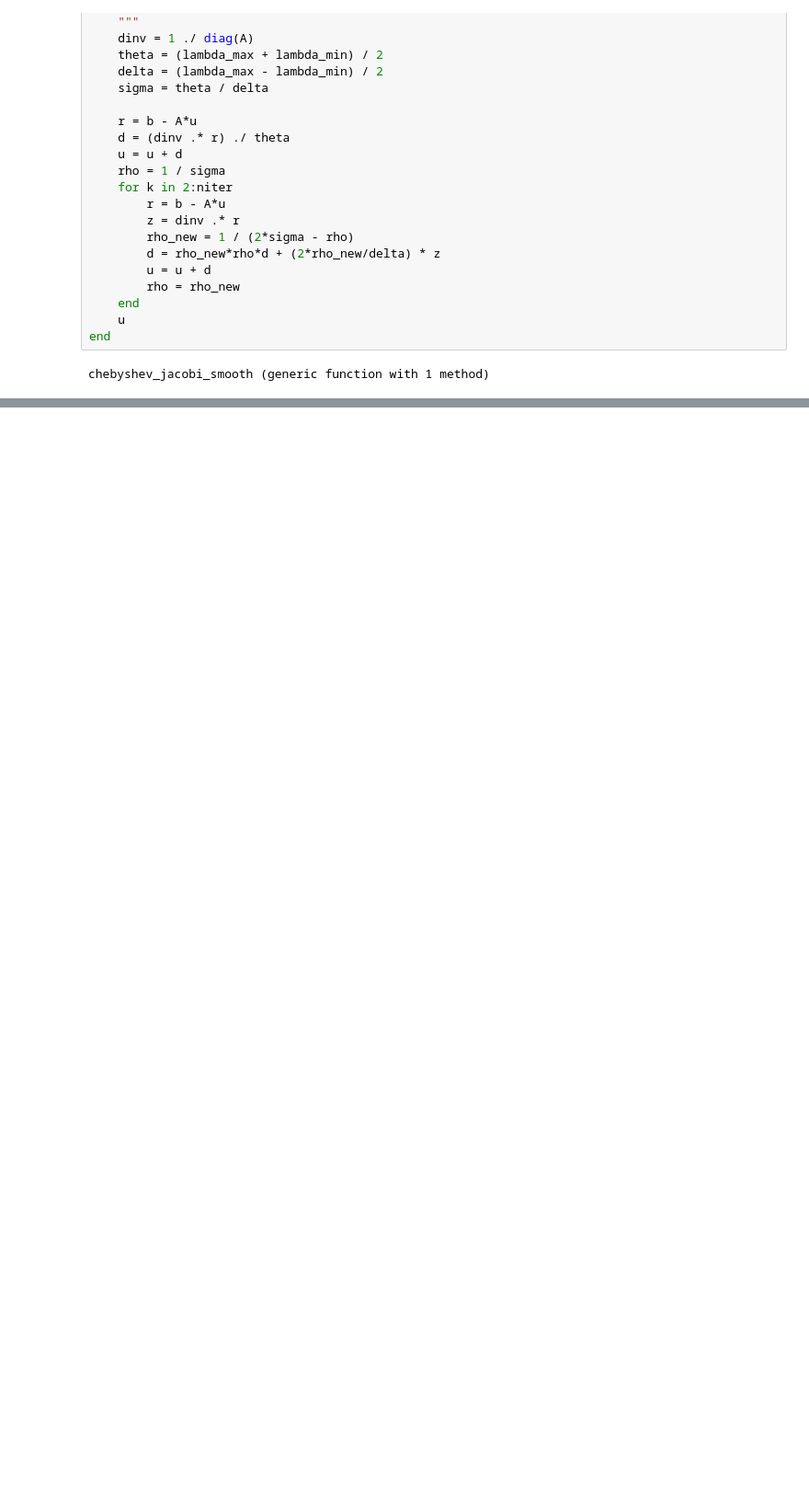
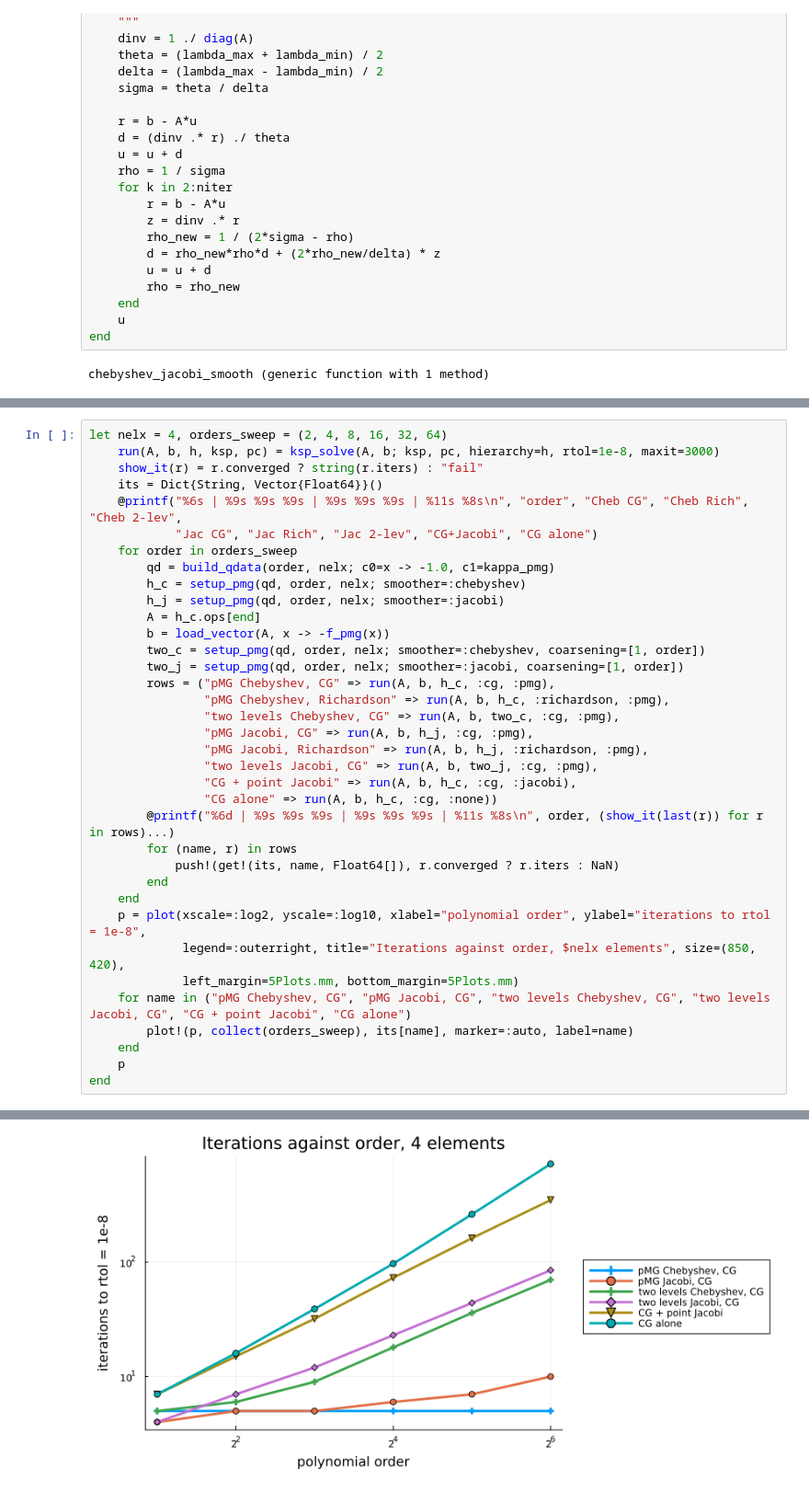
Before and after one commit to rezgarshakeri/fe-demo, a Jupyter notebook: notebooks/FEM1D.ipynb, the cells around one changed output, grey strips where cells are left out. Shown at 92% size. Drawn from its saved outputs; the diff is of its cells as text; blank space fills up the shorter version.

```diff
--- a/notebooks/FEM1D.ipynb
+++ b/notebooks/FEM1D.ipynb
@@ -1373,0 +2611,37 @@ plot!(err_cheb, marker=:star, label="Chebyshev-Jacobi")
+# %%
+let nelx = 4, orders_sweep = (2, 4, 8, 16, 32, 64)
+    run(A, b, h, ksp, pc) = ksp_solve(A, b; ksp, pc, hierarchy=h, rtol=1e-8, maxit=3000)
+    show_it(r) = r.converged ? string(r.iters) : "fail"
+    its = Dict{String, Vector{Float64}}()
+    @printf("%6s | %9s %9s %9s | %9s %9s %9s | %11s %8s\n", "order", "Cheb CG", "Cheb Rich", "Cheb 2-lev",
+            "Jac CG", "Jac Rich", "Jac 2-lev", "CG+Jacobi", "CG alone")
+    for order in orders_sweep
+        qd = build_qdata(order, nelx; c0=x -> -1.0, c1=kappa_pmg)
+        h_c = setup_pmg(qd, order, nelx; smoother=:chebyshev)
+        h_j = setup_pmg(qd, order, nelx; smoother=:jacobi)
+        A = h_c.ops[end]
+        b = load_vector(A, x -> -f_pmg(x))
+        two_c = setup_pmg(qd, order, nelx; smoother=:chebyshev, coarsening=[1, order])
+        two_j = setup_pmg(qd, order, nelx; smoother=:jacobi, coarsening=[1, order])
+        rows = ("pMG Chebyshev, CG" => run(A, b, h_c, :cg, :pmg),
+                "pMG Chebyshev, Richardson" => run(A, b, h_c, :richardson, :pmg),
+                "two levels Chebyshev, CG" => run(A, b, two_c, :cg, :pmg),
+                "pMG Jacobi, CG" => run(A, b, h_j, :cg, :pmg),
+                "pMG Jacobi, Richardson" => run(A, b, h_j, :richardson, :pmg),
+                "two levels Jacobi, CG" => run(A, b, two_j, :cg, :pmg),
+                "CG + point Jacobi" => run(A, b, h_c, :cg, :jacobi),
+                "CG alone" => run(A, b, h_c, :cg, :none))
+        @printf("%6d | %9s %9s %9s | %9s %9s %9s | %11s %8s\n", order, (show_it(last(r)) for r in rows)...)
+        for (name, r) in rows
+            push!(get!(its, name, Float64[]), r.converged ? r.iters : NaN)
+        end
+    end
+    p = plot(xscale=:log2, yscale=:log10, xlabel="polynomial order", ylabel="iterations to rtol = 1e-8",
+             legend=:outerright, title="Iterations against order, $nelx elements", size=(850, 420),
+             left_margin=5Plots.mm, bottom_margin=5Plots.mm)
+    for name in ("pMG Chebyshev, CG", "pMG Jacobi, CG", "two levels Chebyshev, CG", "two levels Jacobi, CG", "CG + point Jacobi", "CG alone")
+        plot!(p, collect(orders_sweep), its[name], marker=:auto, label=name)
+    end
+    p
+end
+# %% [output]
@@ -1373,0 +2655 @@ plot!(err_cheb, marker=:star, label="Chebyshev-Jacobi")
+[figure, added]
```
Also changed, not shown: parts of 48 cells of this notebook.
